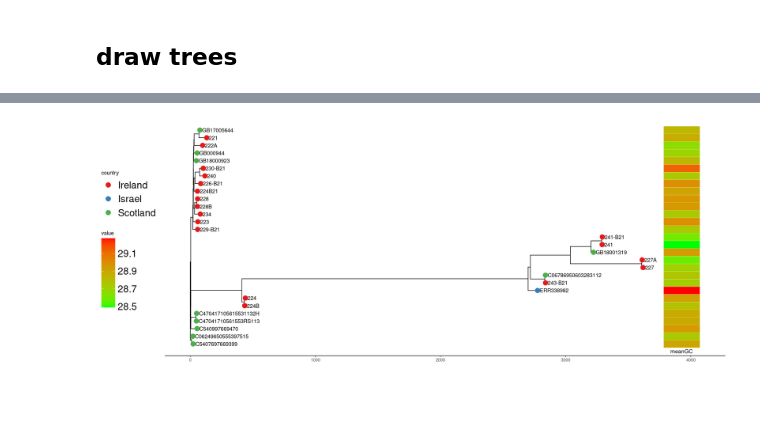
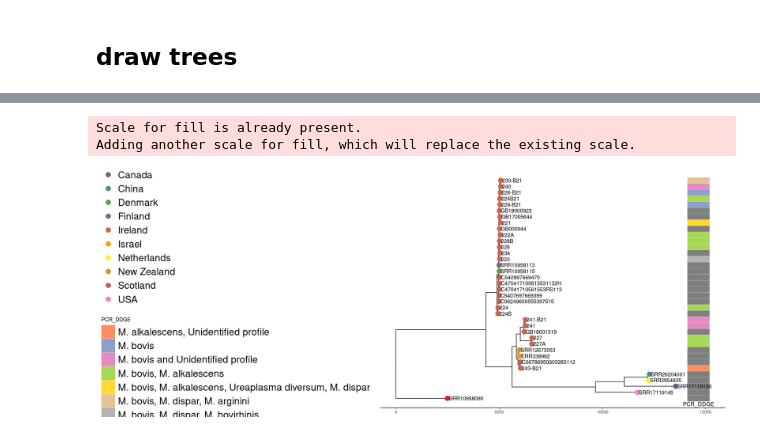
Before and after one commit to dmnfarrell/gordon-group, a Jupyter notebook: mycoplasma_bovis/trees.ipynb, the cells around one changed output, grey strips where cells are left out. Cells and saved outputs as stored; diff of their text form; code cells hidden in the pictures; blank space fills up the shorter version.

```diff
--- a/mycoplasma_bovis/trees.ipynb
+++ b/mycoplasma_bovis/trees.ipynb
@@ -16,8 +22,9 @@ ggplottree(stree, meta, layout='rect', cols=c('country'), cmaps=c('Set1'),tipsiz
 # %%
-tips <- c('ref','PURE','pure','SRR20305624','SRR20305655','SRR20305659','SRR17119177','ERR338986')
-
+tips <- c('ref','PURE','pure','SRR20305624','SRR20305655','SRR20305659','SRR17119177','ERR338986','ERR339005')
 stree <- drop.tip(tree, tips)
 options(repr.plot.width=18, repr.plot.height=7)
-ggplottree(stree, meta, layout='rect', cols=c('country','meanGC'), cmaps=c('Set1','Blues'),tipsize=5, tiplabel=TRUE)
+ggplottree(stree, meta, layout='rect', cols=c('country','PCR_DDGE'), cmaps=c('Set1','Set2'),tipsize=5, tiplabel=TRUE)
 # %% [output]
+Scale for fill is already present.
+Adding another scale for fill, which will replace the existing scale.
-[figure, old version]
+[figure, new version]
```
Also changed, not shown: parts of 4 cells of this notebook, 2 other files.
